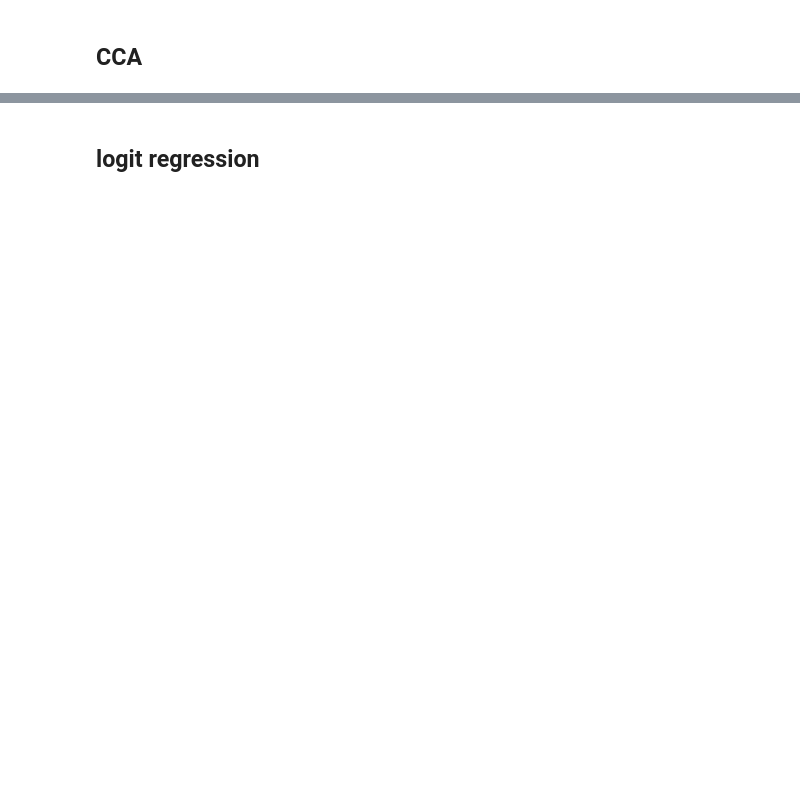
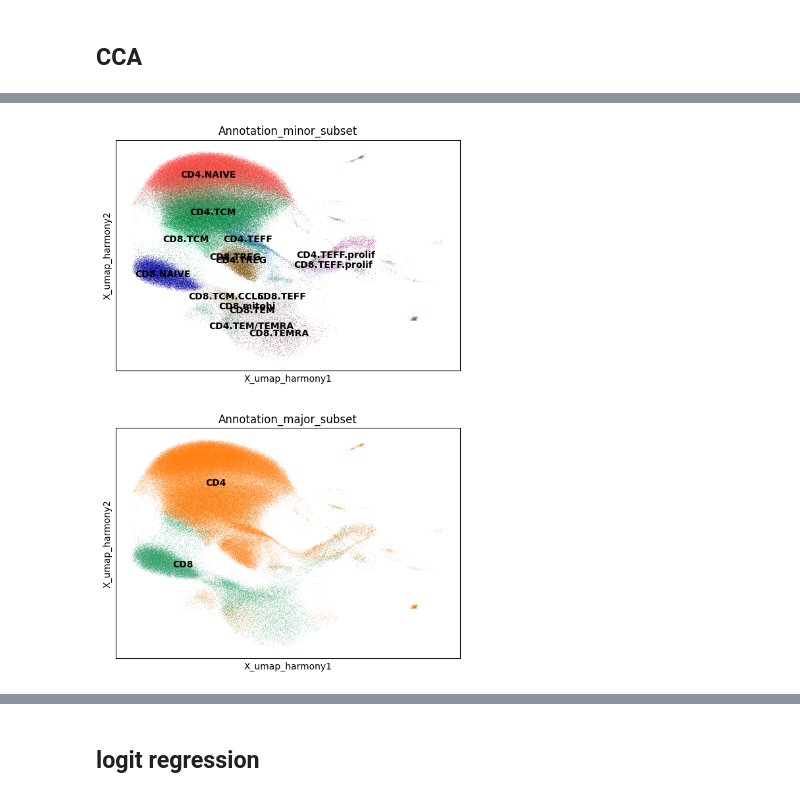
Before and after one commit to YifanZ94/Bio_CRC, a Jupyter notebook: Data processing/data/COMBAT cca/3_Prediction_CCA.ipynb, the cells around one changed output, grey strips where cells are left out. Drawn from its saved outputs; the diff is of its cells as text; code cells hidden in the pictures; blank space fills up the shorter version.

```diff
--- a/Data processing/data/COMBAT cca/3_Prediction_CCA.ipynb
+++ b/Data processing/data/COMBAT cca/3_Prediction_CCA.ipynb
@@ -246,0 +464,15 @@ ax = TCR_embedings.plot_train_test_corr(corr_train, corr_test)
+# %%
+mdata['gex'].obs['Annotation_minor_subset'] = (
+    mdata['gex'].obs['Annotation_minor_subset']
+    .cat.remove_unused_categories()
+)
+# %%
+cols = [c for c in (
+    'Annotation_minor_subset',
+    'Annotation_major_subset',
+) if c in mdata['gex'].obs]
+
+sc.pl.embedding(mdata['gex'], basis = 'X_umap_harmony', neighbors_key = 'neighbors_harmony', legend_loc='on data',
+                color=cols, ncols=1, )
+# %% [output]
+[figure, added]
```
Also changed, not shown: parts of 34 cells of this notebook, 8 other files.
